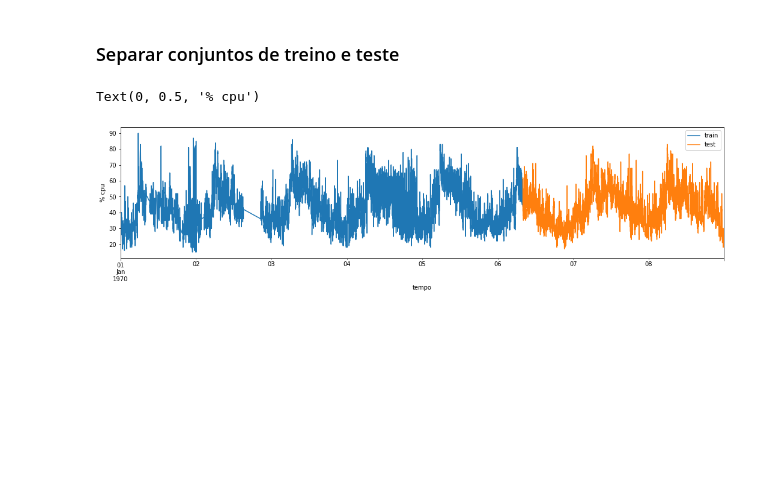
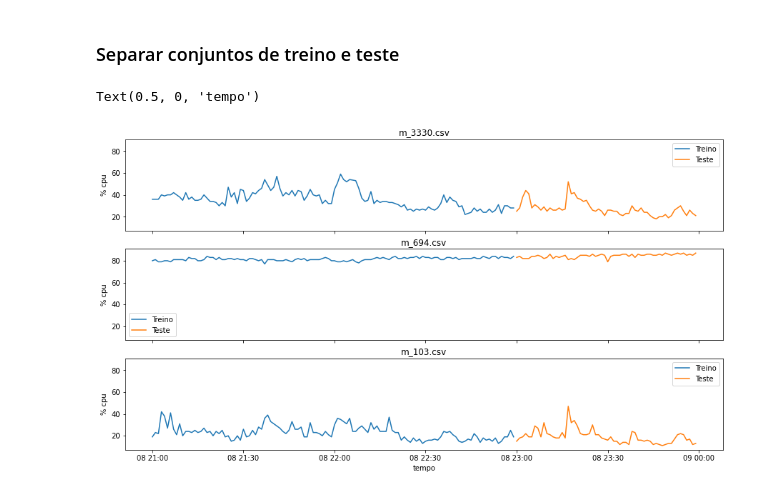
Before and after one commit to dssantos/cloud-predict, a Jupyter notebook: Dataset.ipynb, the cells around one changed output. Drawn from its saved outputs; the diff is of its cells as text; code cells hidden in the pictures; blank space fills up the shorter version.

```diff
--- a/Dataset.ipynb
+++ b/Dataset.ipynb
@@ -86,16 +109,39 @@ icbest: 76552.25
 # %% [markdown]
 ### Separar conjuntos de treino e  teste
 # %%
-test_len = len(workload)//3
-train = workload.iloc[:-test_len] # Conjunto de treino
-test = workload.iloc[-test_len:]  # Conjunto de teste
+test_perc3330 = 1/(len(workload3330)//60)
+test_len3330 = int(len(workload3330)*test_perc)
+train3330 = workload3330.iloc[:-test_len] # Conjunto de treino
+test3330 = workload3330.iloc[-test_len:]  # Conjunto de teste
 
-fig, ax = plt.subplots()
-train.cpu.plot(figsize=(18,4), ax=ax)
-test.cpu.plot(figsize=(18,4), ax=ax)
-ax.legend(["train", "test"])
-plt.xlabel('tempo')
-plt.ylabel('% cpu')
+test_perc694 = 1/(len(workload694)//60)
+test_len694 = int(len(workload694)*test_perc)
+train694 = workload694.iloc[:-test_len] # Conjunto de treino
+test694 = workload694.iloc[-test_len:]  # Conjunto de teste
+
+test_perc103 = 1/(len(workload103)//60)
+test_len103 = int(len(workload103)*test_perc)
+train103 = workload103.iloc[:-test_len] # Conjunto de treino
+test103 = workload103.iloc[-test_len:]  # Conjunto de teste
-# %% [output]
-Text(0, 0.5, '% cpu')
-[figure, removed]
+# %%
+fig, axs = plt.subplots(3, sharex=True, sharey=True, figsize=(15,8))
+workload = workload3330
+axs[0].set_title('m_3330.csv')
+axs[0].plot(train3330.cpu[-120:], label="Treino")
+axs[0].plot(test3330.cpu, label="Teste")
+axs[0].set(ylabel="% cpu")
+axs[0].legend()
+axs[1].set_title('m_694.csv')
+axs[1].plot(train694.cpu[-120:], label="Treino")
+axs[1].plot(test694.cpu, label="Teste")
+axs[1].set(ylabel="% cpu")
+axs[1].legend()
+axs[2].set_title('m_103.csv')
+axs[2].plot(train103.cpu[-120:], label="Treino")
+axs[2].plot(test103.cpu, label="Teste")
+axs[2].set(ylabel="% cpu")
+axs[2].legend()
+plt.xlabel('tempo')
+# %% [output]
+Text(0.5, 0, 'tempo')
+[figure, added]
```
Also changed, not shown: parts of 7 cells of this notebook, 11 other files.
